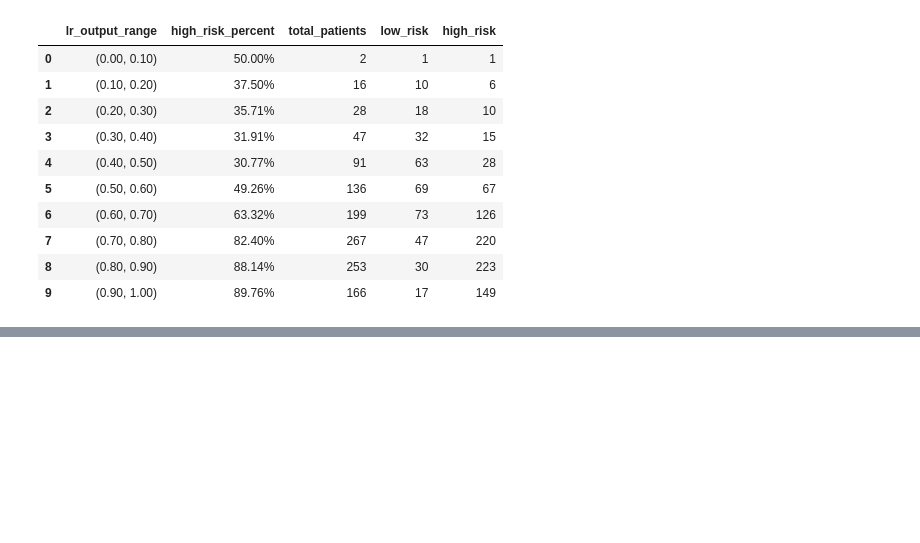
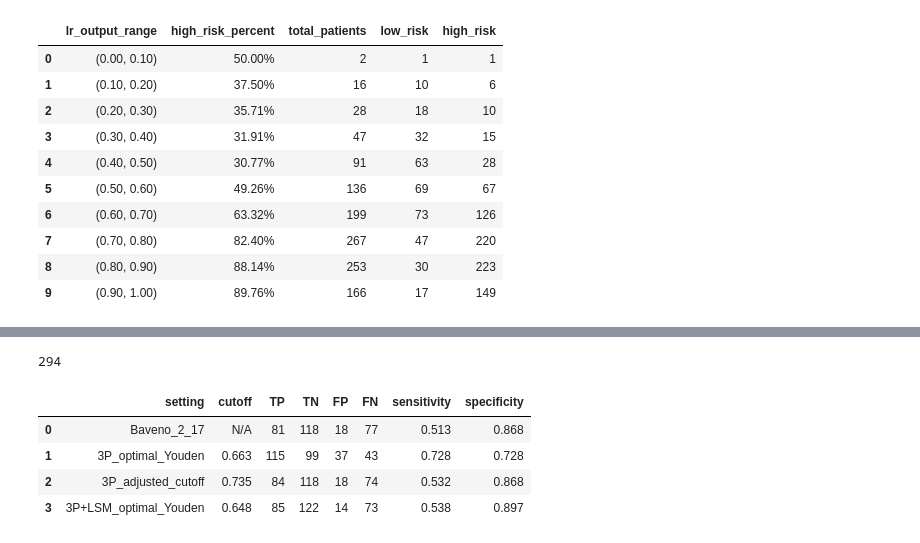
Before and after one commit to reinisj/HVPG16, a Jupyter notebook: jupyter/10_MERGED_final_models_coefficients_etiologysplit.ipynb, the cells around one changed output, grey strips where cells are left out. Saved outputs shown, nothing was run; the diff lists cells and outputs as text; code cells hidden in the pictures; blank space fills up the shorter version.

```diff
--- a/jupyter/10_MERGED_final_models_coefficients_etiologysplit.ipynb
+++ b/jupyter/10_MERGED_final_models_coefficients_etiologysplit.ipynb
@@ -814,0 +949,13 @@ thres_ranges_stats[['lr_output_range', 'high_risk_percent', 'total_patients', 'l
+# %%
+def get_cm_stats_predictions(df, true_column, pred_column):
+    cm = confusion_matrix(df[true_column], df[pred_column], labels=[0,1])
+
+    TP = cm[1,1]
+    TN = cm[0,0]
+    FN = cm[1,0]
+    FP = cm[0,1]
+
+    sensitivity = np.round(TP/(TP+FN), 3)
+    specificity = np.round(TN/(TN+FP), 3)
+
+    return [pred_column, TP, TN, FP, FN, sensitivity, specificity]
@@ -814,0 +1022,31 @@ thres_ranges_stats[['lr_output_range', 'high_risk_percent', 'total_patients', 'l
+# %%
+data_subset = data_preds_3P.query('LSM.notnull() & PLT.notnull() & BILI.notnull() & INR.notnull() & Etiology.isin(["1","2","3"]) & LSM < 25').copy()
+data_subset["HVPG_label"] = 1*(data_subset["HVPG"]>=10)
+data_subset.shape[0]
+# %% [output]
+294
+# %%
+# apply the rules
+pred_CSPH = data_subset.query('LSM >= 20 & PLT < 150 | LSM >= 15 & LSM < 20 & PLT < 110')
+
+# save predictions in a specific column
+data_subset["Baveno_2_17"] = 0
+data_subset.loc[pred_CSPH.index, "Baveno_2_17"] = 1
+
+data_subset["3P_optimal_Youden"] = 1*(data_subset["3P_HVPG10_prob"]>=0.663)
+data_subset["3P_adjusted_cutoff"] = 1*(data_subset["3P_HVPG10_prob"]>=0.735)
+data_subset["3P+LSM_optimal_Youden"] = 1*(data_subset["3P+LSM_HVPG10_prob"]>=0.648)
+# %%
+stats = [get_cm_stats_predictions(data_subset, "HVPG_label", setting) for setting in ["Baveno_2_17", "3P_optimal_Youden", "3P_adjusted_cutoff", "3P+LSM_optimal_Youden"]]
+stats = pd.DataFrame(stats)
+stats.columns = ["setting", "TP", "TN", "FP", "FN", "sensitivity", "specificity"]
+stats["cutoff"] = ["N/A", "0.663", "0.735", "0.648"]
+stats = stats[["setting", "cutoff", "TP", "TN", "FP", "FN", "sensitivity", "specificity"]]
+# %%
+stats
+# %% [output]
+|  | setting | cutoff | TP | TN | FP | FN | sensitivity | specificity |
+| 0 | Baveno_2_17 | N/A | 81 | 118 | 18 | 77 | 0.513 | 0.868 |
+| 1 | 3P_optimal_Youden | 0.663 | 115 | 99 | 37 | 43 | 0.728 | 0.728 |
+| 2 | 3P_adjusted_cutoff | 0.735 | 84 | 118 | 18 | 74 | 0.532 | 0.868 |
+| 3 | 3P+LSM_optimal_Youden | 0.648 | 85 | 122 | 14 | 73 | 0.538 | 0.897 |
```
Also changed, not shown: parts of 36 cells of this notebook, 3 other files.
